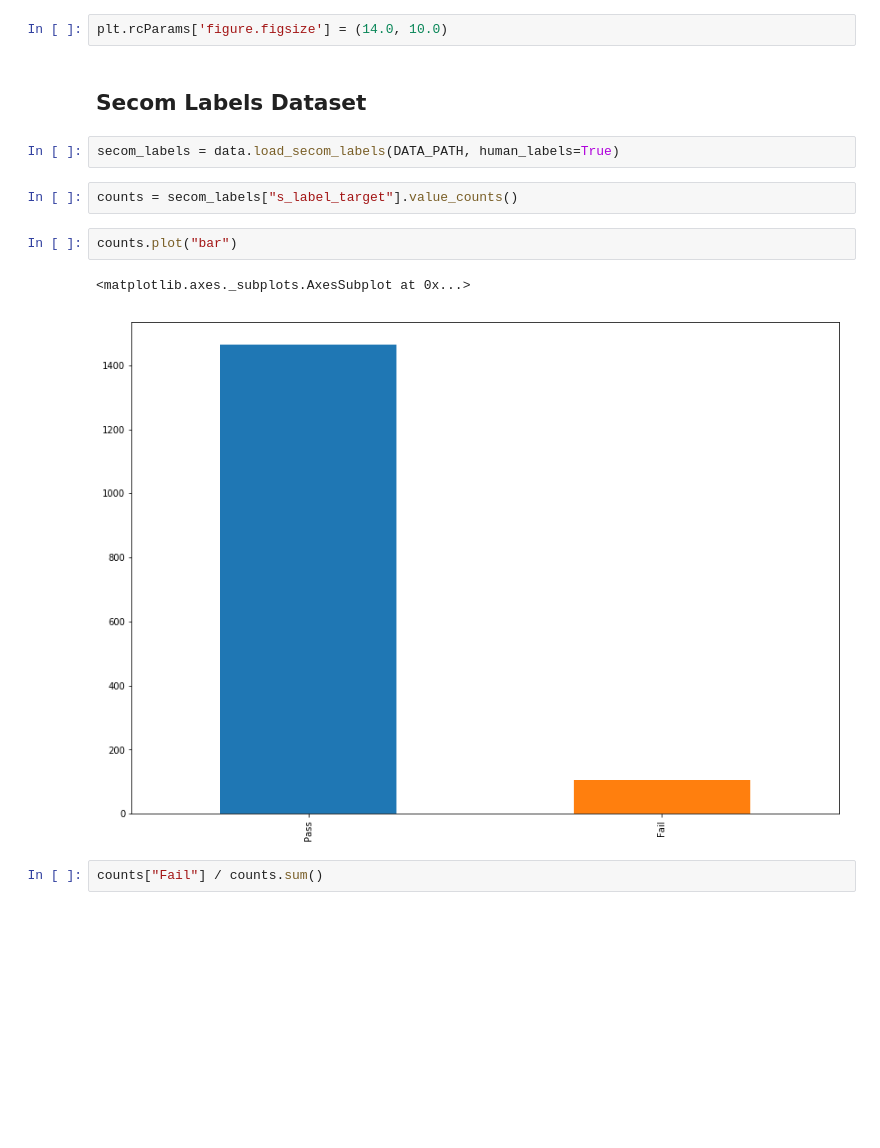
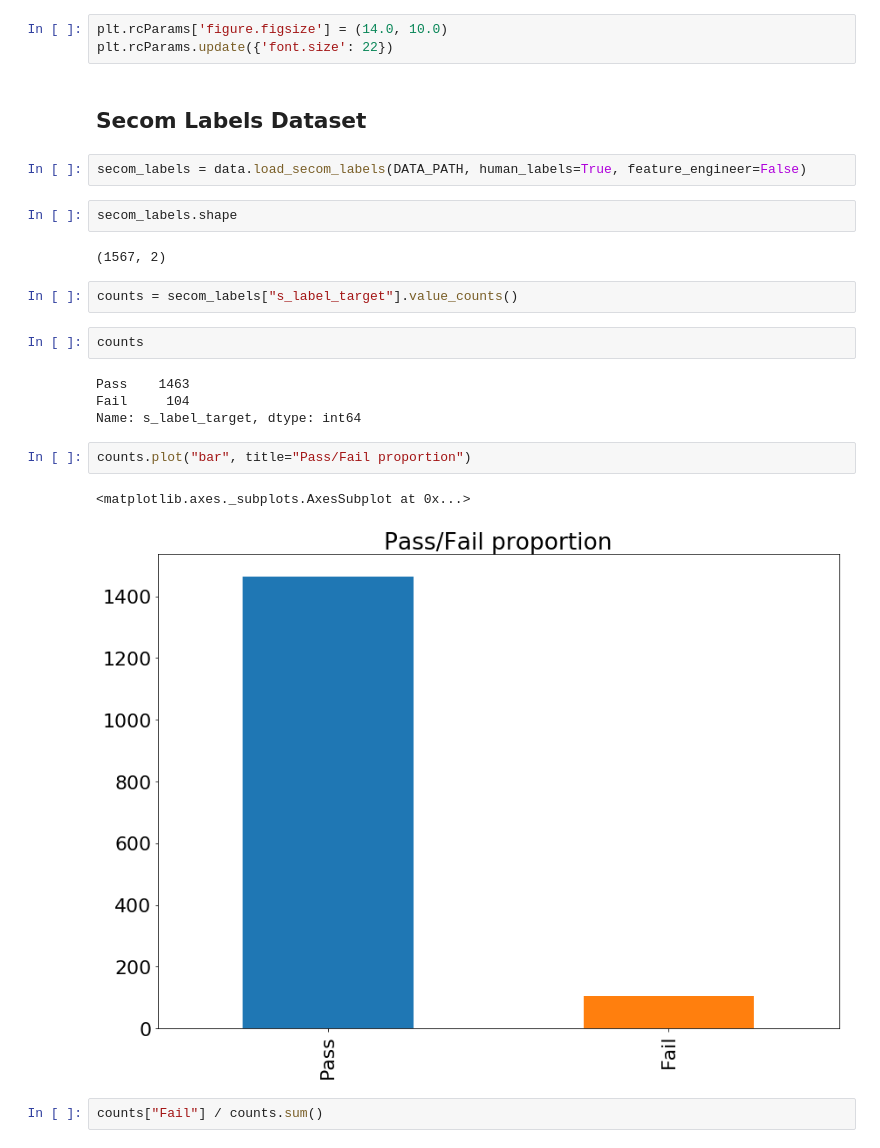
Before and after one commit to canyon289/secom_analysis, a Jupyter notebook: notebooks/exploratory/ExploratoryAnalysis.ipynb, the cells around one changed output. Saved outputs shown, nothing was run; the diff lists cells and outputs as text; blank space fills up the shorter version.

```diff
--- a/notebooks/exploratory/ExploratoryAnalysis.ipynb
+++ b/notebooks/exploratory/ExploratoryAnalysis.ipynb
@@ -11,17 +11,28 @@ from secom import data
 DATA_PATH = "../../data"
 # %%
 plt.rcParams['figure.figsize'] = (14.0, 10.0)
+plt.rcParams.update({'font.size': 22})
 # %% [markdown]
 ## Secom Labels Dataset
 # %%
-secom_labels = data.load_secom_labels(DATA_PATH, human_labels=True)
+secom_labels = data.load_secom_labels(DATA_PATH, human_labels=True, feature_engineer=False)
+# %%
+secom_labels.shape
+# %% [output]
+(1567, 2)
 # %%
 counts = secom_labels["s_label_target"].value_counts()
+# %%
+counts
+# %% [output]
+Pass    1463
+Fail     104
+Name: s_label_target, dtype: int64
 # %%
-counts.plot("bar")
+counts.plot("bar", title="Pass/Fail proportion")
 # %% [output]
 <matplotlib.axes._subplots.AxesSubplot at 0x...>
-[figure, old version]
+[figure, new version]
 # %%
 counts["Fail"] / counts.sum()
 # %% [output]
```
Also changed, not shown: parts of 15 cells of this notebook, 2 other files.
